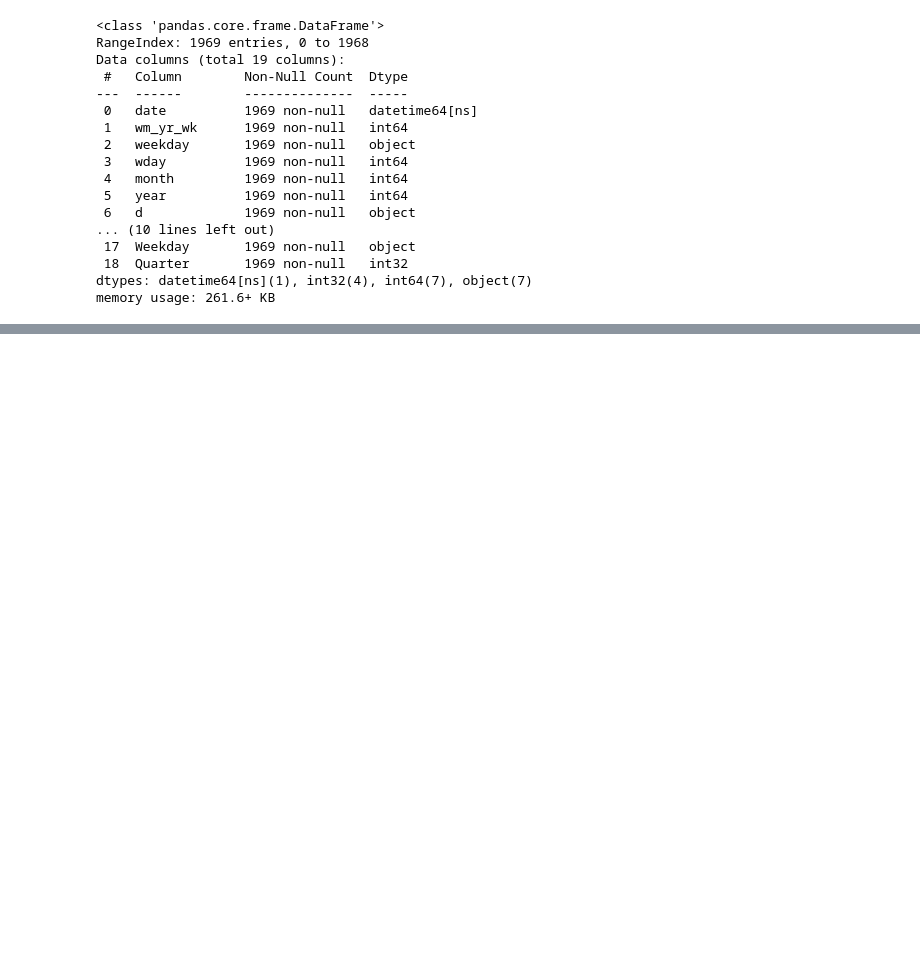
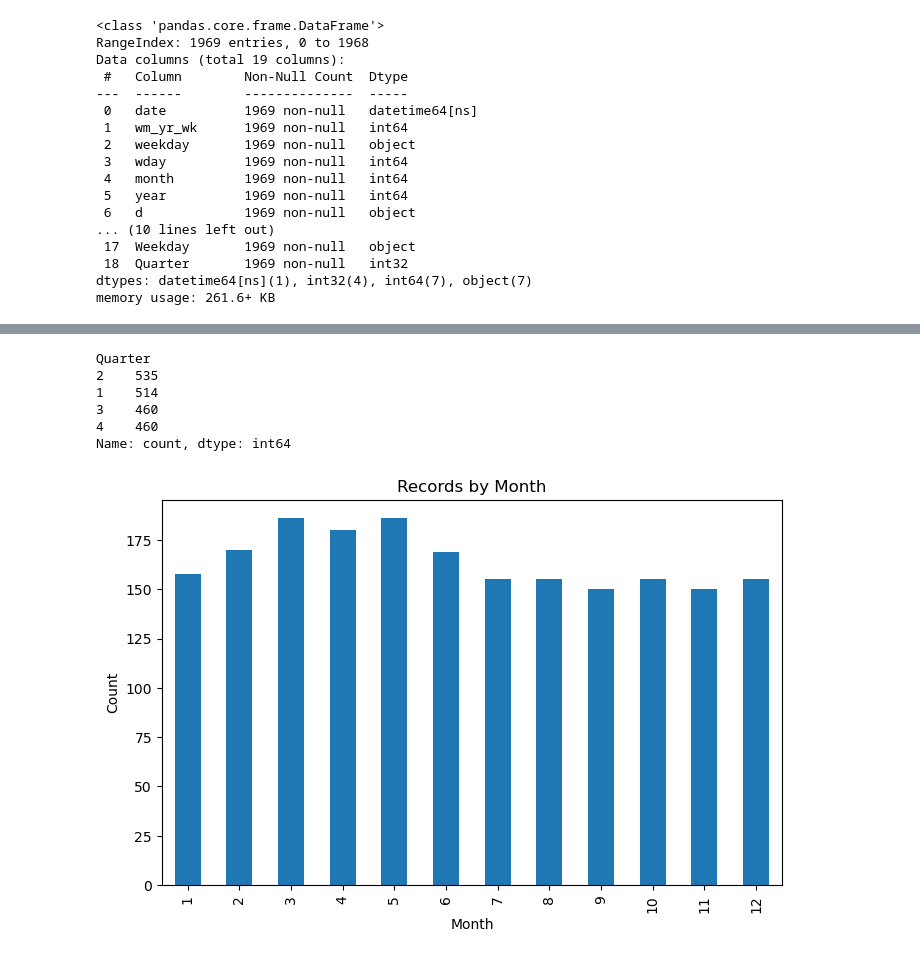
Before and after one commit to PoojaManjunath17/Retail-Demand-Forecasting, a Jupyter notebook: notebooks/Week1_Day1-Copy1.ipynb, the cells around one changed output, grey strips where cells are left out. Cells and saved outputs as stored; diff of their text form; code cells hidden in the pictures; blank space fills up the shorter version.

```diff
--- a/notebooks/Week1_Day1-Copy1.ipynb
+++ b/notebooks/Week1_Day1-Copy1.ipynb
@@ -572,0 +599,20 @@ memory usage: 261.6+ KB
+# %%
+calendar["Quarter"].value_counts()
+# %% [output]
+Quarter
+2    535
+1    514
+3    460
+4    460
+Name: count, dtype: int64
+# %%
+import matplotlib.pyplot as plt
+
+calendar["Month"].value_counts().sort_index().plot(kind="bar", figsize=(8,5))
+
+plt.title("Records by Month")
+plt.xlabel("Month")
+plt.ylabel("Count")
+plt.show()
+# %% [output]
+[figure, added]
```
Also changed, not shown: parts of 5 cells of this notebook.
